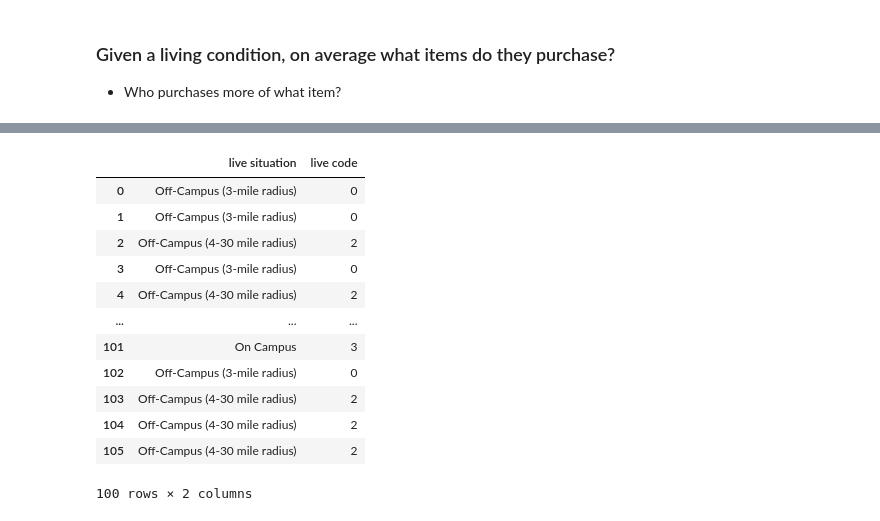
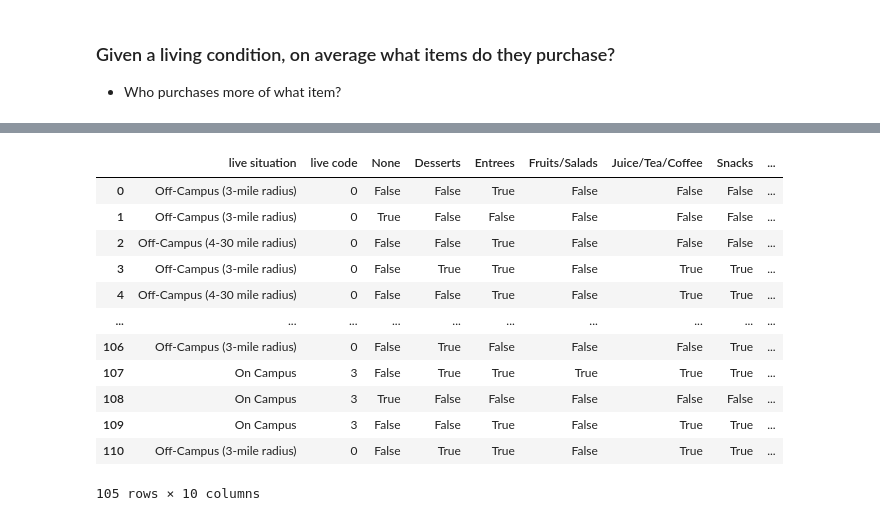
Before and after one commit to PikaSannnnn/cs105minproject, a Jupyter notebook: Stephen.ipynb, the cells around one changed output, grey strips where cells are left out. Saved outputs shown, nothing was run; the diff lists cells and outputs as text; code cells hidden in the pictures.

```diff
--- a/Stephen.ipynb
+++ b/Stephen.ipynb
@@ -26,7 +26,9 @@ data.rename(columns={'18. How many units are you taking currently?' : 'units',
                '58. What items do you purchase?' : 'items',
                '59. What is the biggest reason you do not purchase more food and drinks on campus?' : 'why nobuy'},
             inplace=True)
-data.head()
+max_num = np.shape(data)[0]
+# pd.set_option('display.max_rows', 500)   # For testing
+data
 # %% [output]
 |  | units | live situation | commute | dining plan | avg purchases | items | why nobuy |
 | 0 | 16.0 | Off-Campus (3-mile radius) | Walk | No | 1 | Entrees, Water | Financial issues |
@@ -54,3 +62,15 @@ data.loc[data['avg purchases'].isna()]   # For displaying/testing purposes
 | 88 | NaN | NaN | NaN | NaN | NaN | NaN | NaN |
 | 91 | 15.0 | Off-Campus (3-mile radius) | NaN | NaN | NaN | NaN | NaN |
 |  | units | live situation | commute | dining plan | avg purchases | items | why nobuy |
+# %%
+# Manually fill nans and clean items
+data['items'] = data['items'].fillna('')
+bad_data = data.loc[(~data['items'].str.contains('Desserts|Entrees|Fruits/Salads|Juice/Tea/Coffee|Snacks|Soda|Water')) &
+                    (data['items'] != '')]
+display(bad_data)
+
+data.loc[108, 'items'] = ''  # None -> '' (na)
+# data.drop(index=bad_data.index.values[1:], inplace=True)
+
+data.loc[(~data['items'].str.contains('Desserts|Entrees|Fruits/Salads|Juice/Tea/Coffee|Snacks|Soda|Water')) &
+         (data['items'] != '')]   # For displaying/testing purposes
@@ -153,7 +177,7 @@ units = pd.DataFrame(data.units)
 
 # splitting item purchased of each into a list
 indv_items = pd.DataFrame(data['items'].apply(lambda x: x.split(', ')))
-indv_items['indx'] = pd.DataFrame(range(0, 106), columns=['indx'])
+indv_items['indx'] = pd.DataFrame(range(0, max_num), columns=['indx'])
 
 # convert list into appropriate columns and data values to True/False
 indv_items = pd.pivot_table(indv_items.explode('items'),
@@ -254,18 +264,20 @@ living_
 # %%
 live_sit = pd.DataFrame(data['live situation'])
 live_sit['live code'] = live_sit["live situation"].astype("category").cat.codes
-live_sit
+live_sit['live code'] = live_sit['live code'].apply(lambda x: x if x == 3 else 0)
+live_sit = live_sit.join(indv_items)
+live_sit    # live_sit = ls
 # %% [output]
-|  | live situation | live code |
-| 0 | Off-Campus (3-mile radius) | 0 |
-| 1 | Off-Campus (3-mile radius) | 0 |
-| 2 | Off-Campus (4-30 mile radius) | 2 |
-| 3 | Off-Campus (3-mile radius) | 0 |
-| 4 | Off-Campus (4-30 mile radius) | 2 |
-| ... | ... | ... |
-| 101 | On Campus | 3 |
-| 102 | Off-Campus (3-mile radius) | 0 |
-| 103 | Off-Campus (4-30 mile radius) | 2 |
-| 104 | Off-Campus (4-30 mile radius) | 2 |
-| 105 | Off-Campus (4-30 mile radius) | 2 |
+|  | live situation | live code | None | Desserts | Entrees | Fruits/Salads | Juice/Tea/Coffee | Snacks | ... |
+| 0 | Off-Campus (3-mile radius) | 0 | False | False | True | False | False | False | ... |
+| 1 | Off-Campus (3-mile radius) | 0 | True | False | False | False | False | False | ... |
+| 2 | Off-Campus (4-30 mile radius) | 0 | False | False | True | False | False | False | ... |
+| 3 | Off-Campus (3-mile radius) | 0 | False | True | True | False | True | True | ... |
+| 4 | Off-Campus (4-30 mile radius) | 0 | False | False | True | False | True | True | ... |
+| ... | ... | ... | ... | ... | ... | ... | ... | ... | ... |
+| 106 | Off-Campus (3-mile radius) | 0 | False | True | False | False | False | True | ... |
+| 107 | On Campus | 3 | False | True | True | True | True | True | ... |
+| 108 | On Campus | 3 | True | False | False | False | False | False | ... |
+| 109 | On Campus | 3 | False | False | True | False | True | True | ... |
+| 110 | Off-Campus (3-mile radius) | 0 | False | True | True | False | True | True | ... |
-100 rows × 2 columns
+105 rows × 10 columns
```
Also changed, not shown: parts of 17 cells of this notebook, 1 other file.
